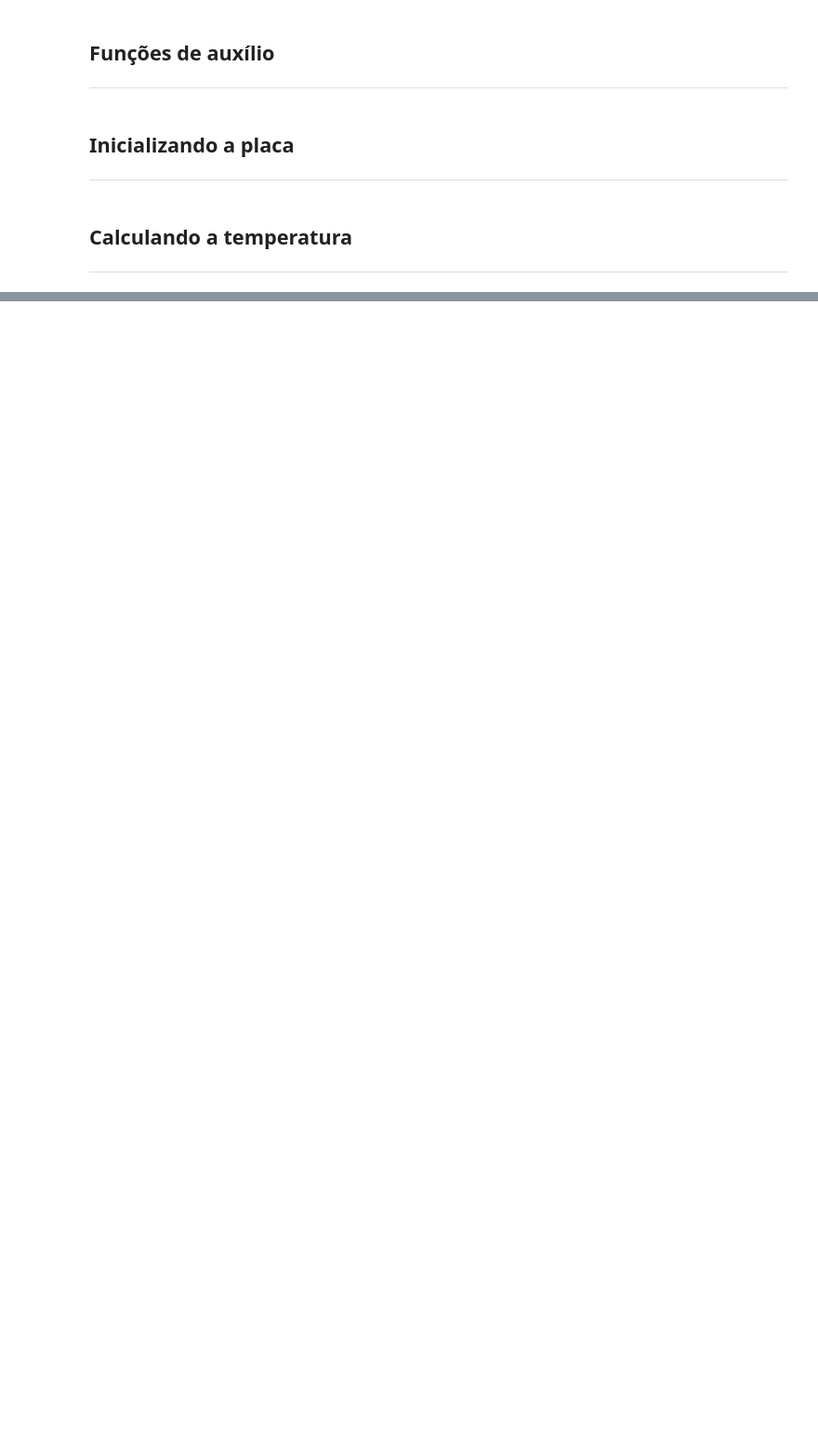
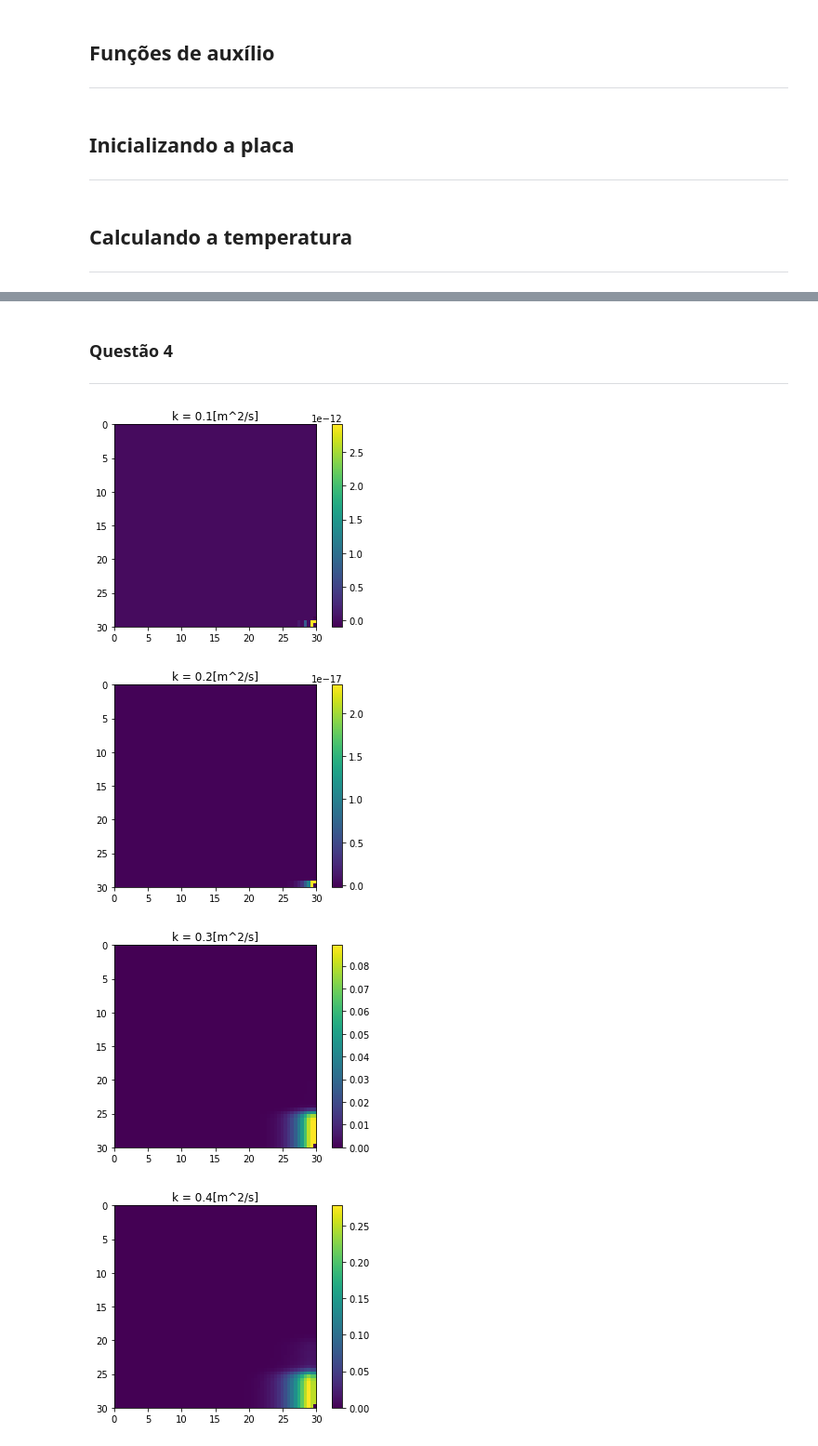
Before and after one commit to fernandocfbf/mecsol-APS2, a Jupyter notebook: APS2.ipynb, the cells around one changed output, grey strips where cells are left out. Shown at 93% size. Drawn from its saved outputs; the diff is of its cells as text; code cells hidden in the pictures; blank space fills up the shorter version.

```diff
--- a/APS2.ipynb
+++ b/APS2.ipynb
@@ -93,8 +80,8 @@ def equacao_concentracao(x, y, c_mais_i_ant, c_menos_i_ant, c_mais_j_ant, c_meno
 # %%
 def calculo (rio):
     tempo_atual = 1  #tempo
-    i = 1            #linhas
-    j = 0            #colunas
+    i = 1            #colunas
+    j = 1            #linhas
 
     while(tempo_atual < dimensao_z):
 
@@ -104,13 +91,10 @@ def calculo (rio):
 
             j = 1 #reinicia as linhas
 
-            #terceira condição de contorno
-            rio[0, i, tempo_atual] = rio[1, i, tempo_atual]
+            while(j < dimensao_y-1):
 
-            #quarta condição de contorno
-            rio[dimensao_y-1, i, tempo_atual] = rio[dimensao_y-2, i, tempo_atual]
-
-            while(j < dimensao_y-1):
+                #calcula dispersão do poluente
+                rio[j, i, tempo_atual] = equacao_concentracao(j, i, rio[j, i+1, tempo_atual-1], rio[j, i-1, tempo_atual-1], rio[j+1, i, tempo_atual-1], rio[j-1, i, tempo_atual-1], rio[j, i, tempo_atual-1], tempo_atual)
 
                 #primeira condição de contorno
                 rio[j, 0, tempo_atual] = rio[j, 1, tempo_atual]
@@ -118,8 +102,14 @@ def calculo (rio):
                 #segunda condição de contorno
                 rio[j, dimensao_x-1, :] = rio[j, dimensao_x-2, tempo_atual]
 
-                #calcula dispersão do poluente
-                rio[j, i, tempo_atual] = equacao_concentracao(j, i, rio[j, i+1, tempo_atual-1], rio[j, i-1, tempo_atual-1], rio[j+1, i, tempo_atual-1], rio[j-1, i, tempo_atual-1], rio[j, i, tempo_atual-1], tempo_atual)
+                #terceira condição de contorno
+                rio[0, i, tempo_atual] = rio[1, i, tempo_atual]
+
+                #quarta condição de contorno
+                rio[dimensao_y-1, i, tempo_atual] = rio[dimensao_y-2, i, tempo_atual]
+
+                if(rio[j,i,tempo_atual] < 0):
+                    rio[j,i,tempo_atual] = 0
 
                 j += 1
             i += 1
@@ -160,0 +138,3 @@ calculo(k_menor)
+# %% [markdown]
+### Questão 4
+---
@@ -160,0 +143,18 @@ calculo(k_menor)
+# %%
+for k in ks:
+
+    #inicializa as condições
+    k_menor = np.zeros((dimensao_y, dimensao_x, dimensao_z))
+
+    calculo(k_menor)
+
+    plt.imshow(k_menor[:,:,dimensao_z-1], extent=(0,lx,0,ly))
+    plt.title("k = {0}[m^2/s]".format(k))
+    plt.gca().invert_yaxis()
+    plt.colorbar()
+    plt.show()
+# %% [output]
+[figure, added]
+[figure, added]
+[figure, added]
+[figure, added]
```
Also changed, not shown: parts of 30 cells of this notebook.
